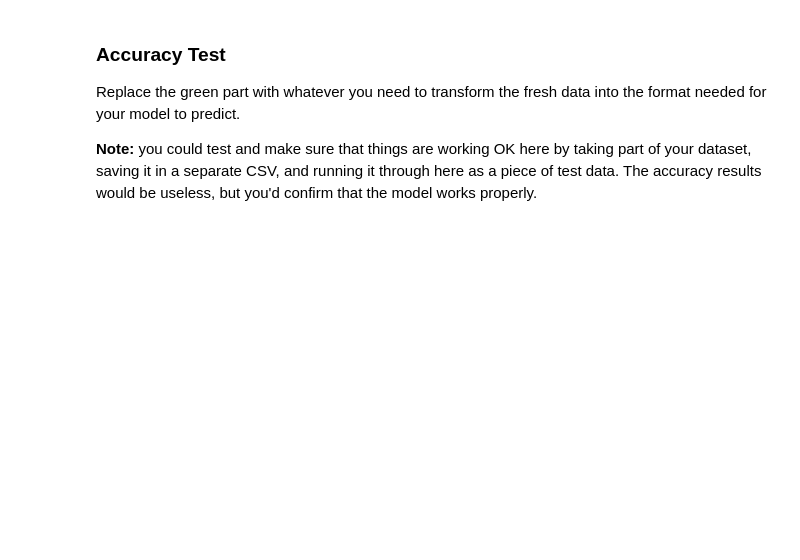
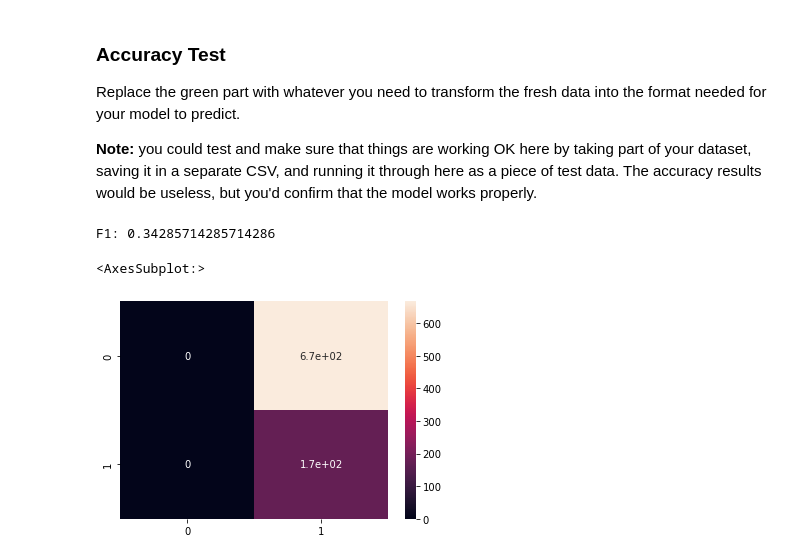
Before and after one commit to ASykes4/BSIP_Assignment_4_Students, a Jupyter notebook: asn4_start.ipynb, the cells around one changed output. Cells and saved outputs as stored; diff of their text form; code cells hidden in the pictures; blank space fills up the shorter version.

Commit message:
Finished accuracy test and write up

```diff
--- a/asn4_start.ipynb
+++ b/asn4_start.ipynb
@@ -224,21 +231,47 @@ Replace the green part with whatever you need to transform the fresh data into t
 <b>Note:</b> you could test and make sure that things are working OK here by taking part of your dataset, saving it in a separate CSV, and running it through here as a piece of test data. The accuracy results would be useless, but you'd confirm that the model works properly.
 # %%
 d_test = pd.read_csv("test.csv")
-
+#d_test = pd.read_csv("train.csv").sample(1000)
 ######################
 # Insert whatever you need to do to prep the data here.
 # It might be nothing if you have a big pipeline.
 # Ensure that at the end your data is in two arrays - xtest and ytest
 # Ensure the name of your final model is "model"
 # Each should contain the ENTIRE x or y dataset in the test data.
 #
 # This part should be reusable - any dataset in this format should just run
 # and generate predictions and accuracy stats.
 # Please DO NOT do any train-test splitting here.
+
+# Outlier filtering
+d_test = d_test[d_test['person_age'] < 50]
+d_test = d_test[d_test['person_income'] < 1.5e+05]
+d_test.dropna(axis=0, inplace=True)
+# drop low impact columns
+d_test = d_test.drop(columns='cb_person_cred_hist_length')
+d_test = d_test.drop(columns='Unnamed: 0')
+# one-hot encode
+d_test['person_home_ownership'] = d_test['person_home_ownership'].astype('category')
+d_test['loan_intent'] = d_test['loan_intent'].astype('category')
+d_test['loan_grade'] = d_test['loan_grade'].astype('category')
+d_test = pd.get_dummies(d_test, drop_first=True)
+# split data into x and y
+ytest = np.array(d_test["loan_status"]).reshape(-1,1)
+xtest = np.array(d_test.drop(columns={"loan_status"}))
+# normalize
+scaler = StandardScaler()
+xtest = scaler.fit_transform(xtest)
+
+prediction = model.predict(xtest)
+prediction_labels = binarize(np.array(prediction).reshape(-1,1), threshold=.5)
 #######################
 
 # This should work once you're done, as is.
 # uncomment the stuff below when ready to run.
-#print("F1:",f1_score(ytest, prediction_labels))
-#conf_matrix = confusion_matrix(ytest, prediction_labels)
-#sns.heatmap(conf_matrix, annot=True)
+print("F1:",f1_score(ytest, prediction_labels))
+conf_matrix = confusion_matrix(ytest, prediction_labels)
+sns.heatmap(conf_matrix, annot=True)
+# %% [output]
+F1: 0.34285714285714286
+<AxesSubplot:>
+[figure, added]
```
Also changed, not shown: parts of 10 cells of this notebook.
